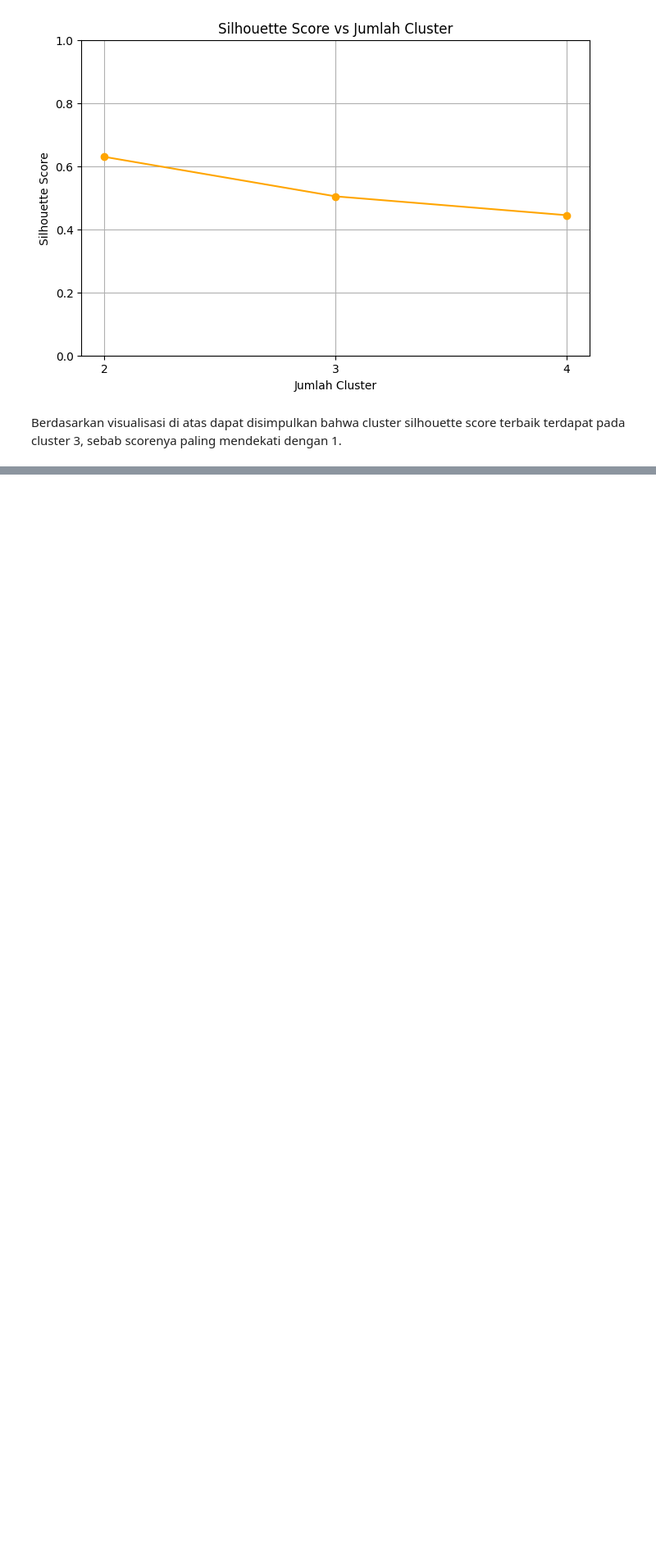
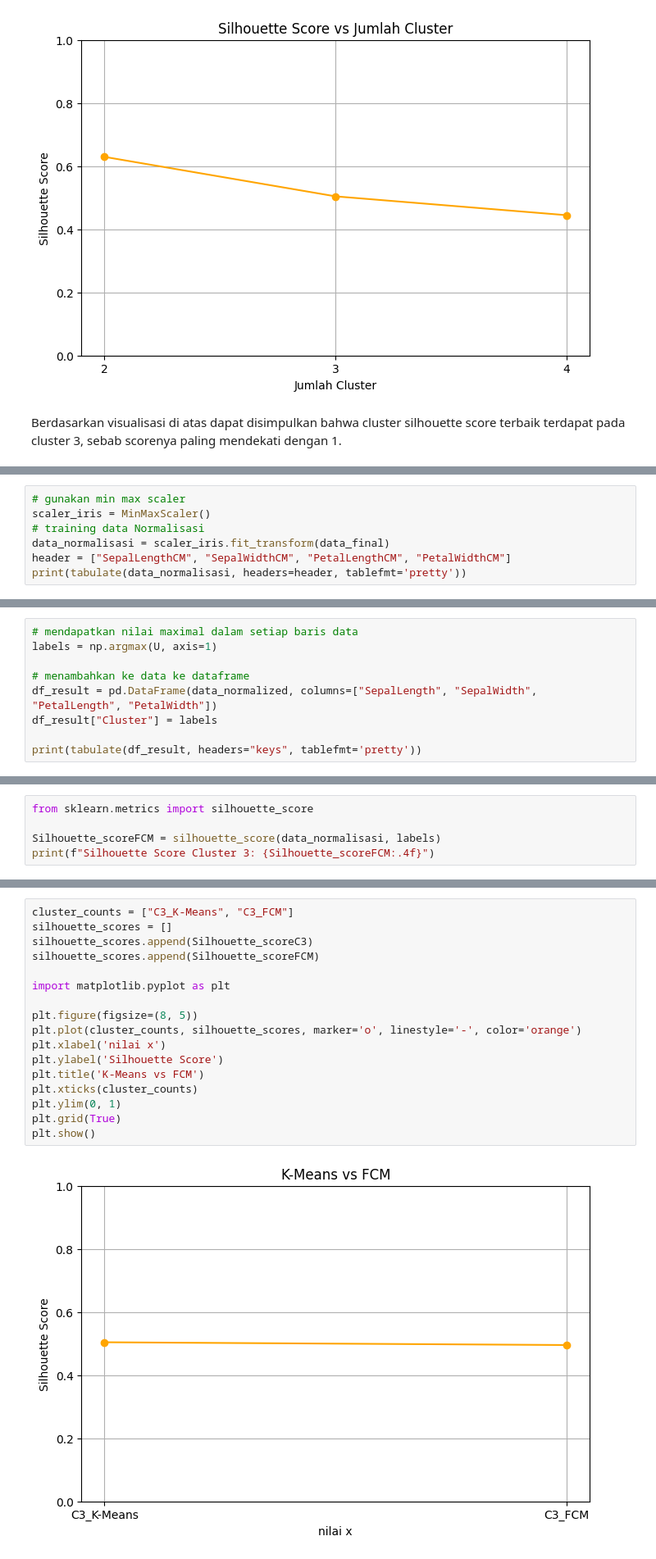
Before and after one commit to fthndev/pendata, a Jupyter notebook: _sources/k-means.ipynb, the cells around one changed output, grey strips where cells are left out. Shown at 82% size. Cells and saved outputs as stored; diff of their text form; blank space fills up the shorter version.

```diff
--- a/_sources/k-means.ipynb
+++ b/_sources/k-means.ipynb
@@ -615,0 +899,7 @@ Berdasarkan visualisasi di atas dapat disimpulkan bahwa cluster silhouette score
+# %%
+# gunakan min max scaler
+scaler_iris = MinMaxScaler()
+# training data Normalisasi
+data_normalisasi = scaler_iris.fit_transform(data_final)
+header = ["SepalLengthCM", "SepalWidthCM", "PetalLengthCM", "PetalWidthCM"]
+print(tabulate(data_normalisasi, headers=header, tablefmt='pretty'))
@@ -615,0 +1018,9 @@ Berdasarkan visualisasi di atas dapat disimpulkan bahwa cluster silhouette score
+# %%
+# mendapatkan nilai maximal dalam setiap baris data
+labels = np.argmax(U, axis=1)
+
+# menambahkan ke data ke dataframe
+df_result = pd.DataFrame(data_normalized, columns=["SepalLength", "SepalWidth", "PetalLength", "PetalWidth"])
+df_result["Cluster"] = labels
+
+print(tabulate(df_result, headers="keys", tablefmt='pretty'))
@@ -615,0 +1074,5 @@ Berdasarkan visualisasi di atas dapat disimpulkan bahwa cluster silhouette score
+# %%
+from sklearn.metrics import silhouette_score
+
+Silhouette_scoreFCM = silhouette_score(data_normalisasi, labels)
+print(f"Silhouette Score Cluster 3: {Silhouette_scoreFCM:.4f}")
@@ -615,0 +1085,19 @@ Berdasarkan visualisasi di atas dapat disimpulkan bahwa cluster silhouette score
+# %%
+cluster_counts = ["C3_K-Means", "C3_FCM"]
+silhouette_scores = []
+silhouette_scores.append(Silhouette_scoreC3)
+silhouette_scores.append(Silhouette_scoreFCM)
+
+import matplotlib.pyplot as plt
+
+plt.figure(figsize=(8, 5))
+plt.plot(cluster_counts, silhouette_scores, marker='o', linestyle='-', color='orange')
+plt.xlabel('nilai x')
+plt.ylabel('Silhouette Score')
+plt.title('K-Means vs FCM')
+plt.xticks(cluster_counts)
+plt.ylim(0, 1)
+plt.grid(True)
+plt.show()
+# %% [output]
+[figure, added]
```
Also changed, not shown: parts of 25 cells of this notebook, 14 other files.
